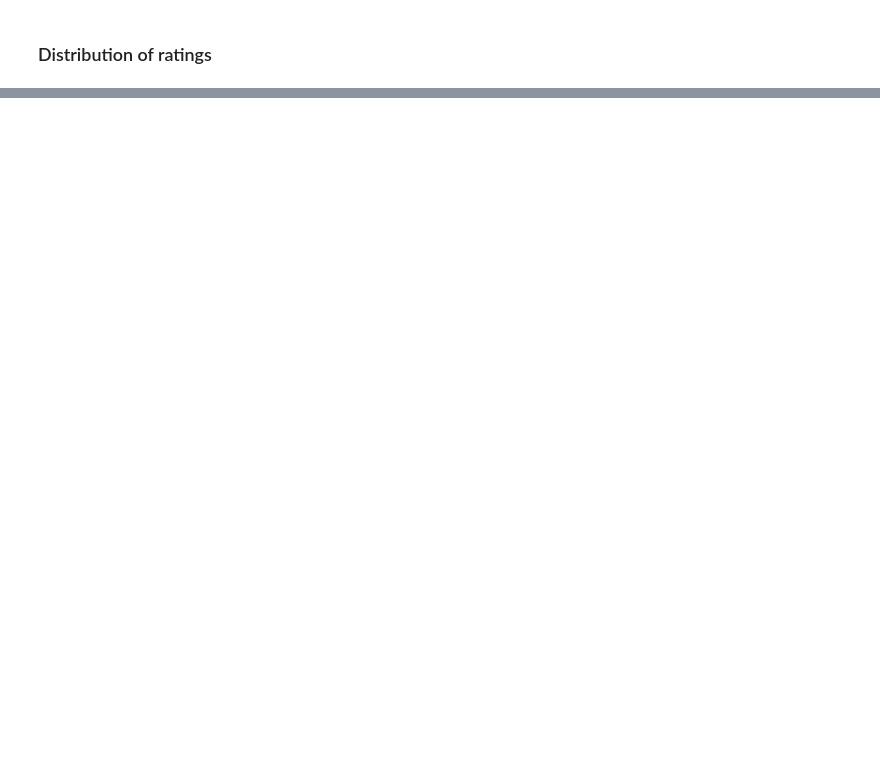
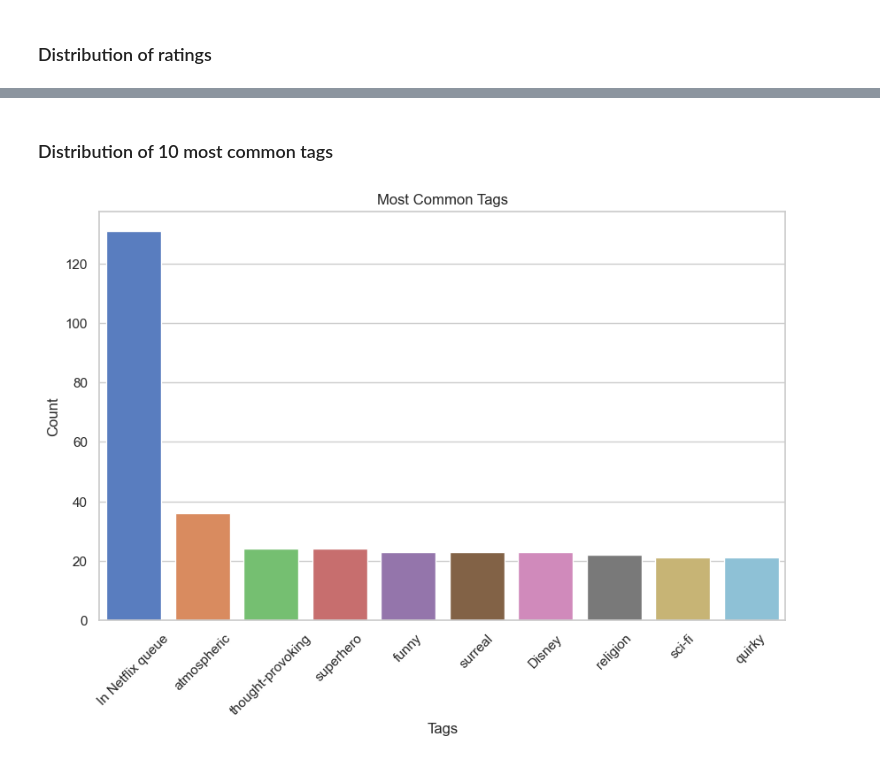
Before and after one commit to KPaul404/Phase-4-Project, a Jupyter notebook: index.ipynb, the cells around one changed output, grey strips where cells are left out. Drawn from its saved outputs; the diff is of its cells as text; code cells hidden in the pictures; blank space fills up the shorter version.

```diff
--- a/index.ipynb
+++ b/index.ipynb
@@ -276,0 +294,28 @@ plt.show()
+# %% [markdown]
+### Distribution of 10 most common tags
+# %%
+# Count the occurrences of each tag and select the top 10
+tag_counts = tags_df['tag'].value_counts().head(10)
+
+# Create a bar plot to visualize the most common tags
+plt.figure(figsize=(10, 6))
+
+# Use Seaborn to create a bar plot with better aesthetics
+sns.barplot(x=tag_counts.index, y=tag_counts.values, palette='muted')
+
+# Set the plot title
+plt.title('Most Common Tags')
+
+# Set the x-axis label
+plt.xlabel('Tags')
+
+# Set the y-axis label
+plt.ylabel('Count')
+
+# Rotate x-axis labels for better readability
+plt.xticks(rotation=45)
+
+# Display the plot
+plt.show()
+# %% [output]
+[figure, added]
```
Also changed, not shown: parts of 16 cells of this notebook.
